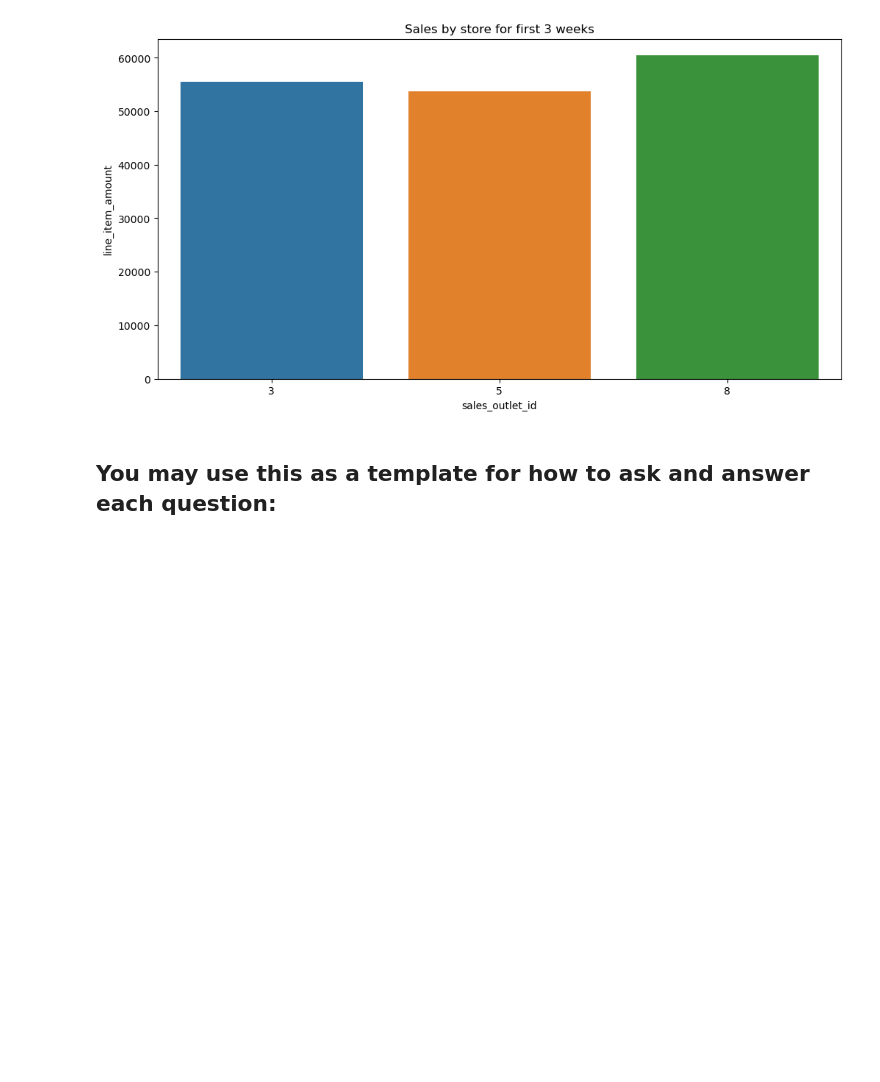
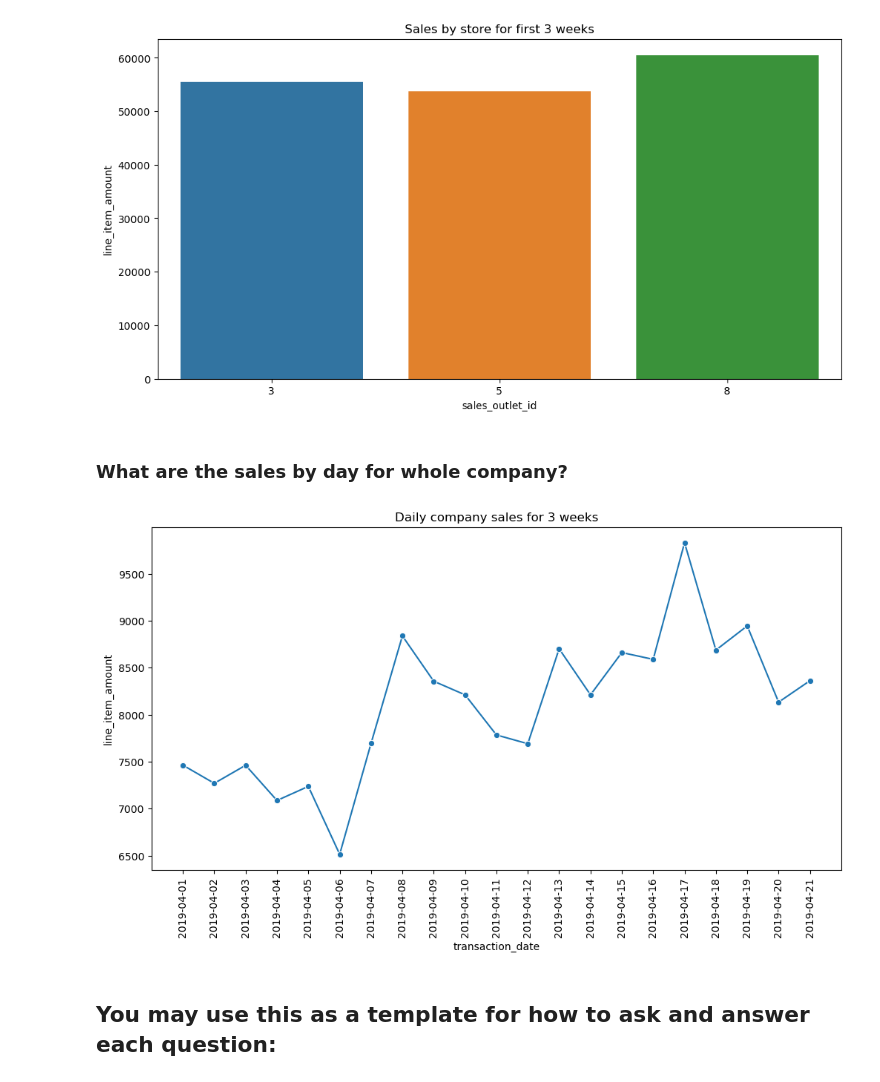
Before and after one commit to coffee-shop-analysis/coffee_project, a Jupyter notebook: final_report.ipynb, the cells around one changed output. Drawn from its saved outputs; the diff is of its cells as text; code cells hidden in the pictures; blank space fills up the shorter version.

```diff
--- a/final_report.ipynb
+++ b/final_report.ipynb
@@ -97,6 +98,13 @@ are a great way to explore your data, but they have no place in your final repor
 w.get_store_sales(train)
 # %% [output]
 [figure]
+# %% [markdown]
+### What are the sales by day for whole company?
+# %%
+# function gets the daily sales chart
+w.daily_company_sales(train)
+# %% [output]
+[figure, added]
 # %% [markdown]
 ## You may use this as a template for how to ask and answer each question:
 # %% [markdown]
```
Also changed, not shown: parts of 1 cell of this notebook.
